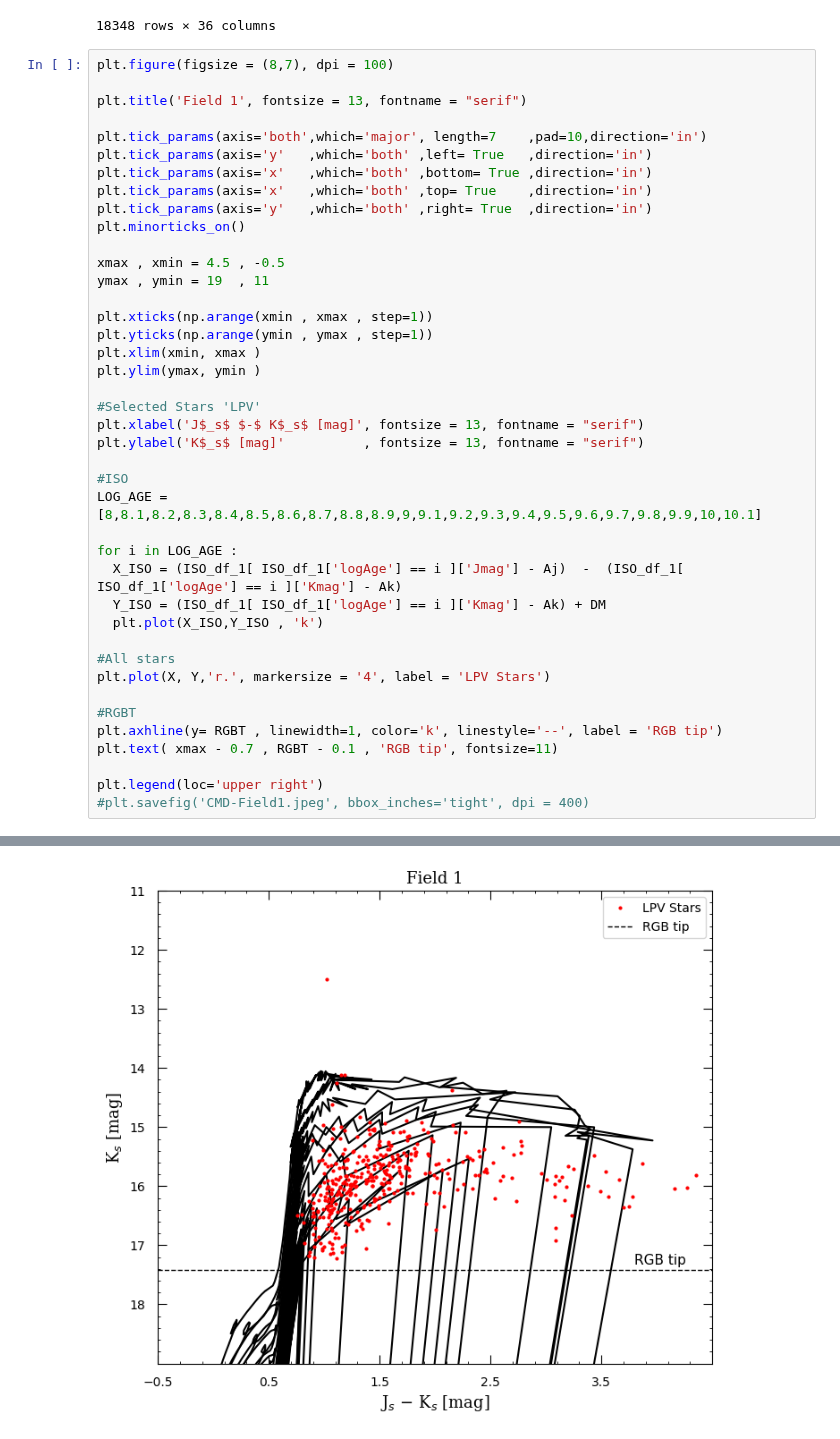
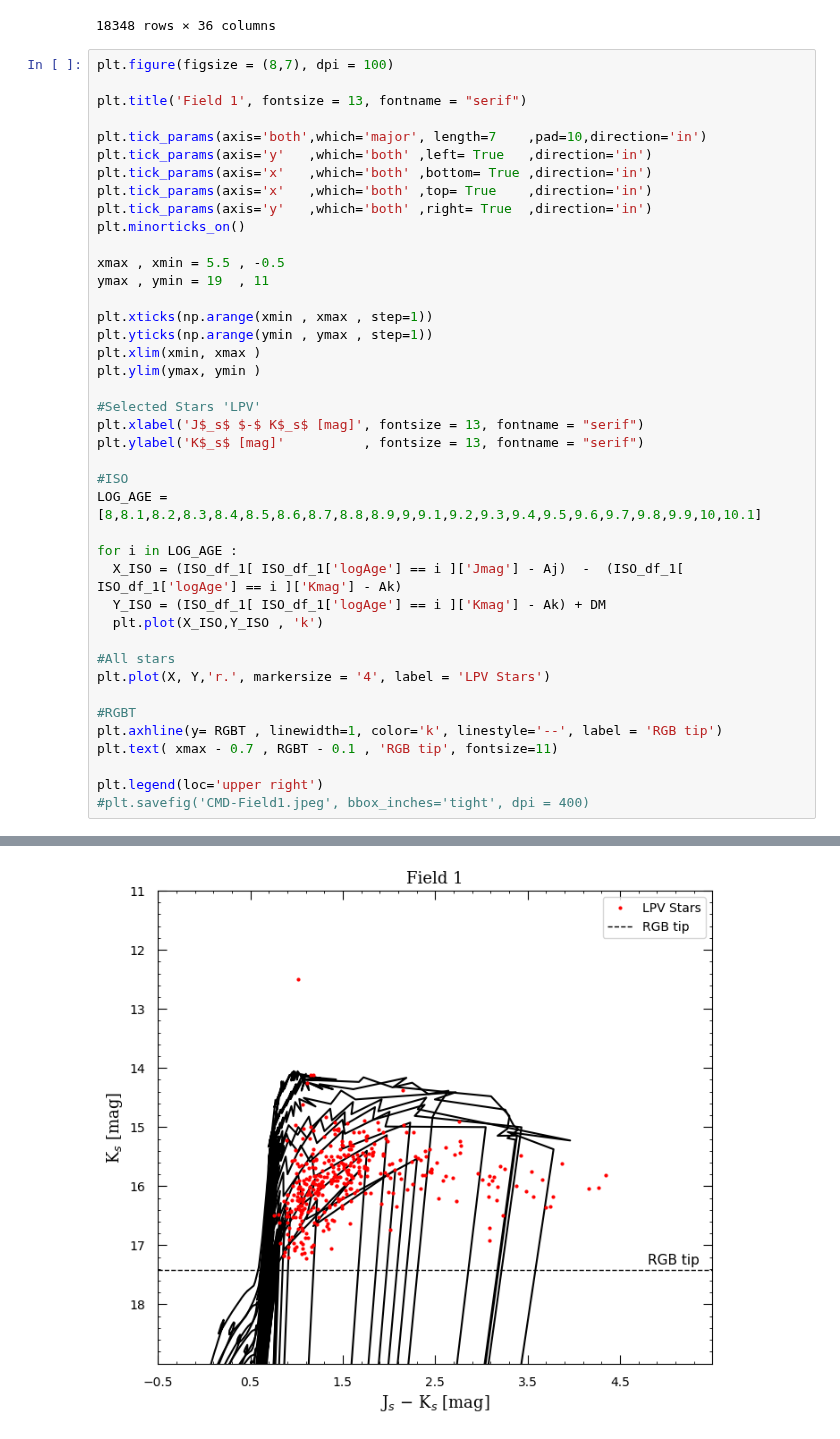
Before and after one commit to Mahdi-Abdollahii/NGC_6822, a Jupyter notebook: Isochrones_Visualizations/NGC6822_ISO_00015.ipynb, the cells around one changed output, grey strips where cells are left out. Cells and saved outputs as stored; diff of their text form.

```diff
--- a/Isochrones_Visualizations/NGC6822_ISO_00015.ipynb
+++ b/Isochrones_Visualizations/NGC6822_ISO_00015.ipynb
@@ -254,35 +253,35 @@ plt.tick_params(axis='x'   ,which='both' ,top= True    ,direction='in')
 plt.tick_params(axis='y'   ,which='both' ,right= True  ,direction='in')
 plt.minorticks_on()
 
-xmax , xmin = 4.5 , -0.5
+xmax , xmin = 5.5 , -0.5
 ymax , ymin = 19  , 11
 
 plt.xticks(np.arange(xmin , xmax , step=1))
 plt.yticks(np.arange(ymin , ymax , step=1))
 plt.xlim(xmin, xmax )
 plt.ylim(ymax, ymin )
 
 #Selected Stars 'LPV'
 plt.xlabel('J$_s$ $-$ K$_s$ [mag]', fontsize = 13, fontname = "serif")
 plt.ylabel('K$_s$ [mag]'          , fontsize = 13, fontname = "serif")
 
 #ISO
 LOG_AGE = [8,8.1,8.2,8.3,8.4,8.5,8.6,8.7,8.8,8.9,9,9.1,9.2,9.3,9.4,9.5,9.6,9.7,9.8,9.9,10,10.1]
 
 for i in LOG_AGE :
   X_ISO = (ISO_df_1[ ISO_df_1['logAge'] == i ]['Jmag'] - Aj)  -  (ISO_df_1[ ISO_df_1['logAge'] == i ]['Kmag'] - Ak)
   Y_ISO = (ISO_df_1[ ISO_df_1['logAge'] == i ]['Kmag'] - Ak) + DM
   plt.plot(X_ISO,Y_ISO , 'k')
 
 #All stars
 plt.plot(X, Y,'r.', markersize = '4', label = 'LPV Stars')
 
 #RGBT
 plt.axhline(y= RGBT , linewidth=1, color='k', linestyle='--', label = 'RGB tip')
 plt.text( xmax - 0.7 , RGBT - 0.1 , 'RGB tip', fontsize=11)
 
 plt.legend(loc='upper right')
 #plt.savefig('CMD-Field1.jpeg', bbox_inches='tight', dpi = 400)
 # %% [output]
 <matplotlib.legend.Legend at 0x...>
-[figure, old version]
+[figure, new version]
```
Also changed, not shown: parts of 3 cells of this notebook.
